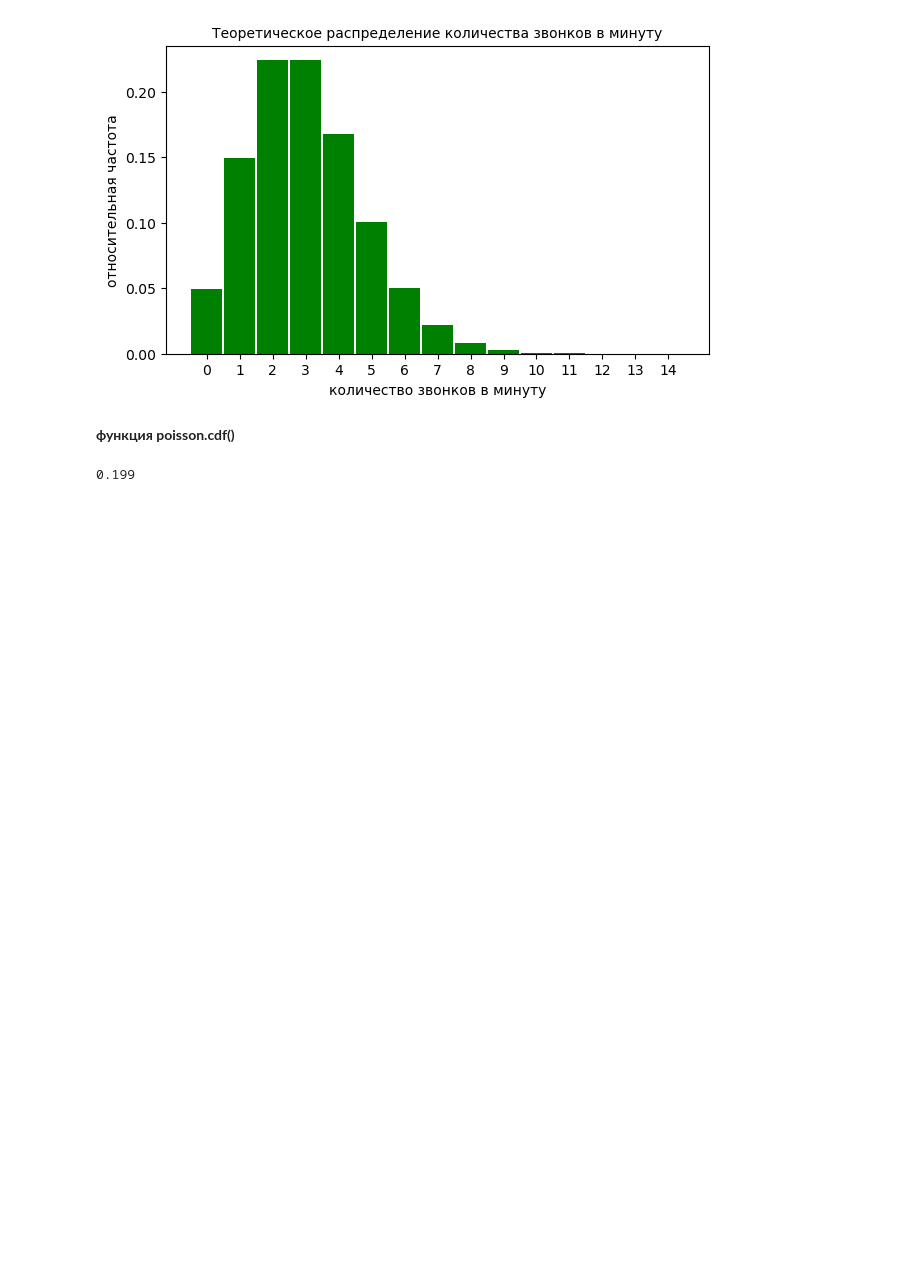
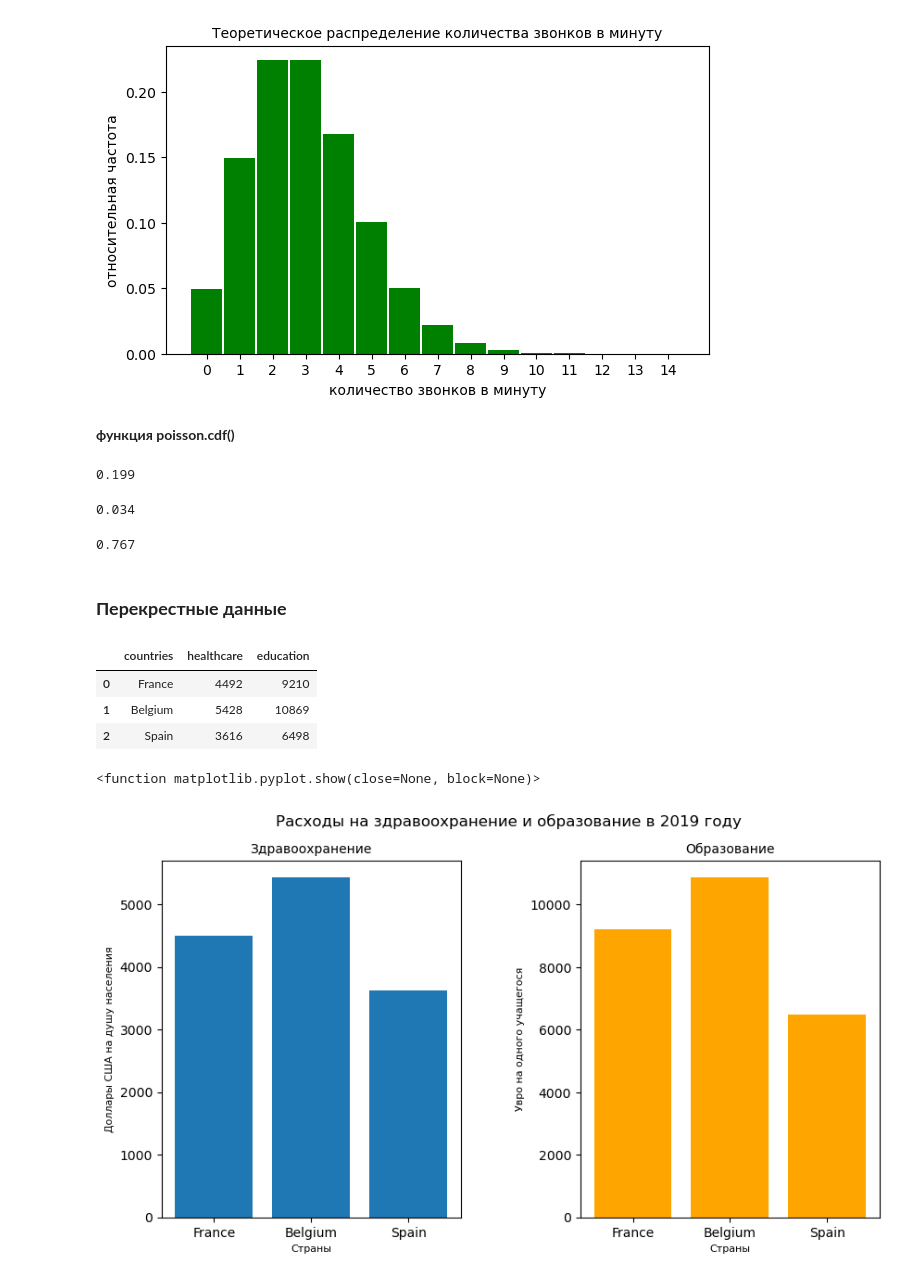
Before and after one commit to ShaidulinAndrew/Pandas_classes, a Jupyter notebook: Pandas3_makarov.ipynb, the cells around one changed output. Saved outputs shown, nothing was run; the diff lists cells and outputs as text; code cells hidden in the pictures; blank space fills up the shorter version.

Commit message:
add cross-sectional data, time-series data, panel data

```diff
--- a/Pandas3_makarov.ipynb
+++ b/Pandas3_makarov.ipynb
@@ -137,4 +137,51 @@ poisson.cdf(1, 3).round(3)
 # %%
 # найдем площадь столбцов до шести звонков в минуту включительно
 # и вычтем результат из единицы
-np.round(
+np.round(1 - poisson.cdf(6, 3), 3)
+# %% [output]
+0.034
+# %%
+# для выполнения второго задания вычтем площадь столбцов ноль и один
+# из площади столбцов до шестого включительно
+np.round(poisson.cdf(6, 3) - poisson.cdf(1, 3), 3)
+# %% [output]
+0.767
+# %% [markdown]
+### __Перекрестные данные__
+# %%
+# создадим dataframe
+csect = pd.DataFrame({'countries' : ['France', 'Belgium', 'Spain'],
+                      'healthcare' : [4492, 5428, 3616],
+                      'education' : [9210, 10869, 6498]})
+
+csect
+# %% [output]
+|  | countries | healthcare | education |
+| 0 | France | 4492 | 9210 |
+| 1 | Belgium | 5428 | 10869 |
+| 2 | Spain | 3616 | 6498 |
+# %%
+plt.figure(figsize = (10, 5))
+
+plt.subplot(1, 2, 1) # передаваемые параметры: nrows, ncols, index
+plt.bar(csect.countries, csect.healthcare)
+plt.title('Здравоохранение', fontsize = 10)
+plt.xlabel('Страны', fontsize = 8)
+plt.ylabel('Доллары США на душу населения', fontsize = 8)
+
+plt.subplot(122)
+plt.bar(csect.countries, csect.education, color = 'orange')
+plt.title('Образование', fontsize = 10)
+plt.xlabel('Страны', fontsize = 8)
+plt.ylabel('Увро на одного учащегося', fontsize = 8)
+
+# отрегулируем пространство между графиками
+plt.subplots_adjust(wspace = 0.4)
+
+# зададим общий график
+plt.suptitle('Расходы на здравоохранение и образование в 2019 году', fontsize = 12)
+
+plt.show
+# %% [output]
+<function matplotlib.pyplot.show(close=None, block=None)>
+[figure, added]
```
Also changed, not shown: parts of 12 cells of this notebook.
